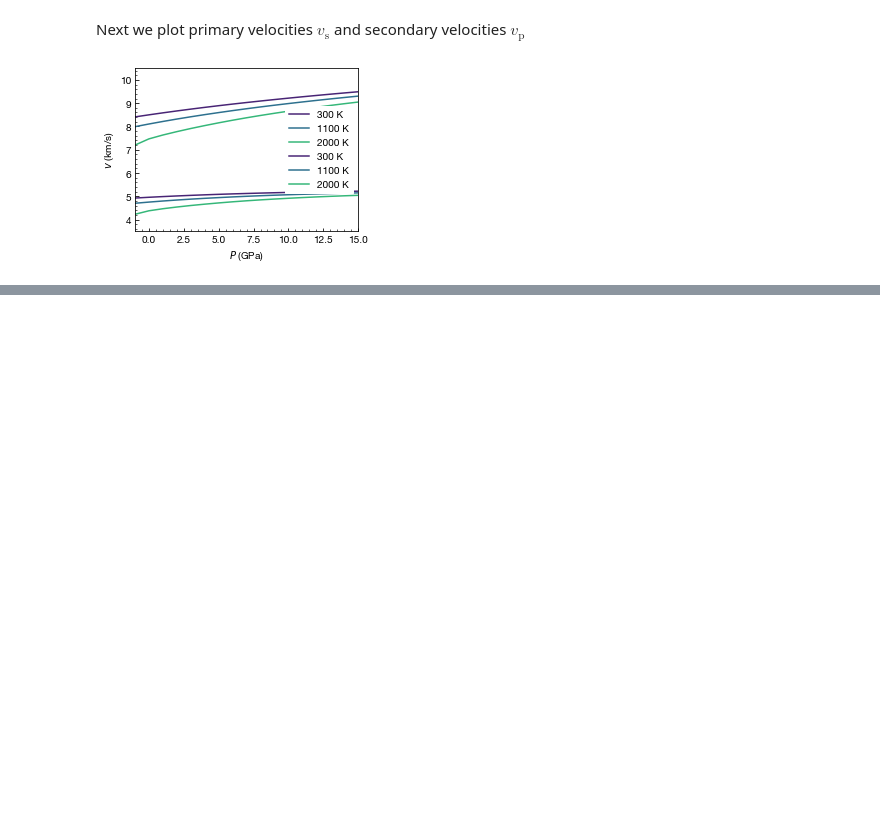
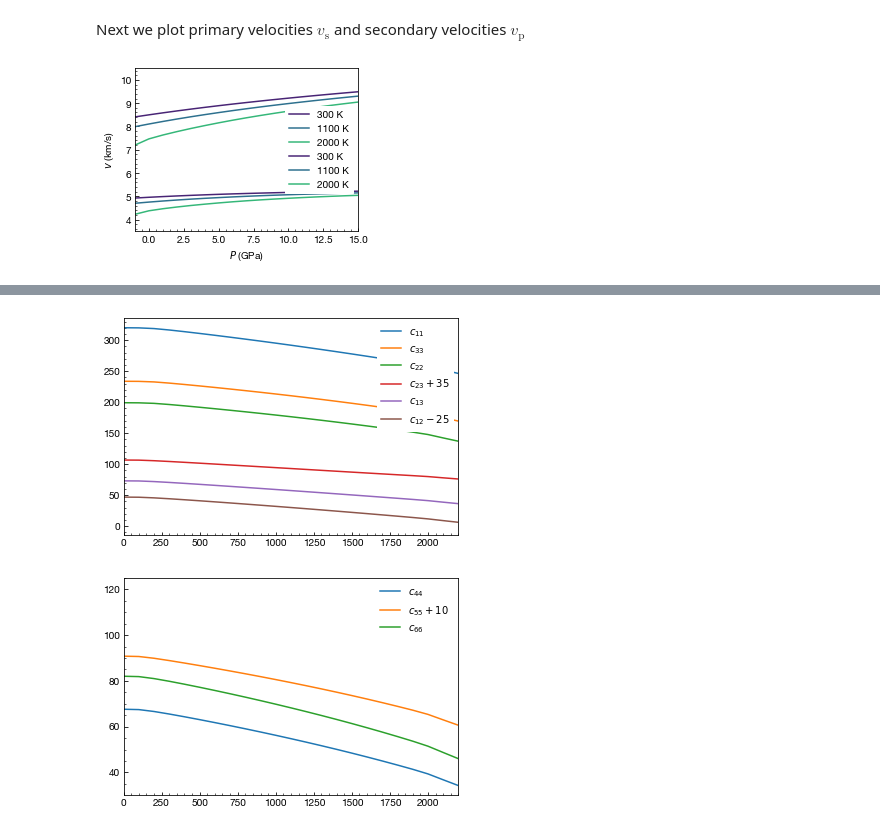
Before and after one commit to MineralsCloud/cij, a Jupyter notebook: docs/tutorial/plotting.ipynb, the cells around one changed output, grey strips where cells are left out. Saved outputs shown, nothing was run; the diff lists cells and outputs as text; code cells hidden in the pictures; blank space fills up the shorter version.

```diff
--- a/docs/tutorial/plotting.ipynb
+++ b/docs/tutorial/plotting.ipynb
@@ -116,0 +162,47 @@ plt.show()
+# %%
+from cij.plot import Plotter
+
+plotter = Plotter(calculator)
+
+plt.figure()
+
+p = 0
+
+for _key, _plot in [
+    (11, lambda p_array, c_array: plt.plot(p_array, c_array, label=r"$c_{11}$")),
+    (33, lambda p_array, c_array: plt.plot(p_array, c_array, label=r"$c_{33}$")),
+    (22, lambda p_array, c_array: plt.plot(p_array, c_array, label=r"$c_{22}$")),
+    (23, lambda p_array, c_array: plt.plot(p_array, c_array + 35, label=r"$c_{23}+35$")),
+    (13, lambda p_array, c_array: plt.plot(p_array, c_array +  0, label=r"$c_{13}$")),
+    (12, lambda p_array, c_array: plt.plot(p_array, c_array - 25, label=r"$c_{12}-25$")),
+]:
+
+    plotter.plot_cij_t_with(_plot, _key, p)
+
+plt.xlim(0, 2200)
+
+plt.legend()
+
+plt.show()
+
+plt.figure()
+
+p = 0
+
+for _key, _plot in [
+    (44, lambda p_array, c_array: plt.plot(p_array, c_array +  0, label=r"$c_{44}$")),
+    (55, lambda p_array, c_array: plt.plot(p_array, c_array + 10, label=r"$c_{55}+10$")),
+    (66, lambda p_array, c_array: plt.plot(p_array, c_array +  0, label=r"$c_{66}$")),
+]:
+
+    plotter.plot_cij_t_with(_plot, _key, p)
+
+plt.xlim(0, 2200)
+plt.ylim(30, 125)
+
+plt.legend()
+
+plt.show()
+# %% [output]
+[figure, added]
+[figure, added]
```
Also changed, not shown: parts of 4 cells of this notebook, 15 other files.
